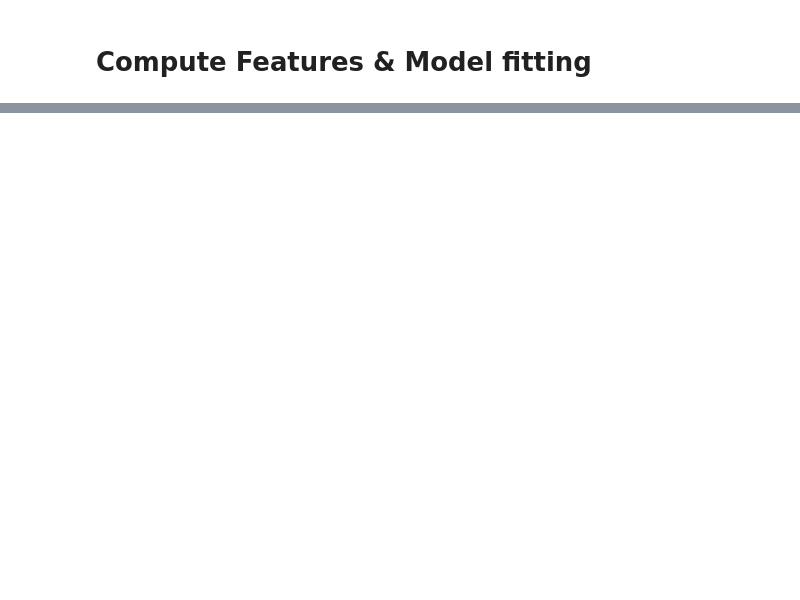
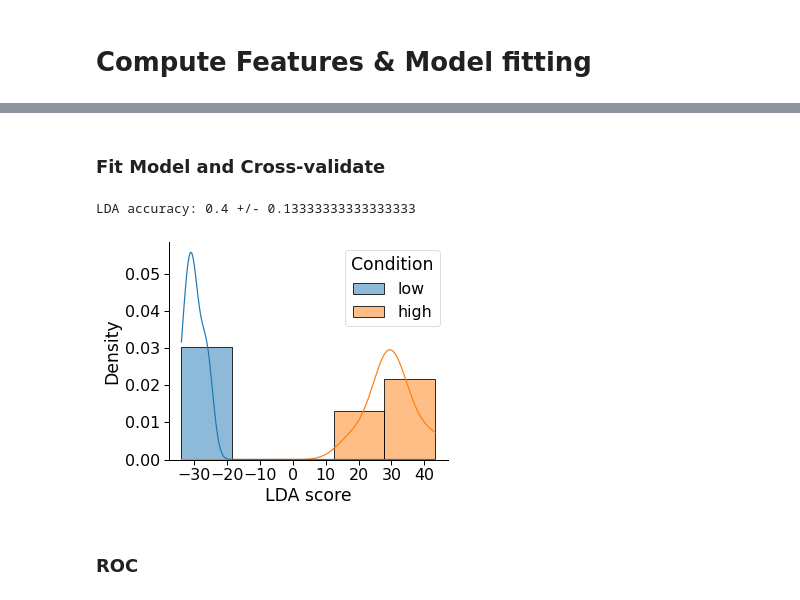
Before and after one commit to lukasgehrke/2022-CHI-neuroadaptive-haptics, a Jupyter notebook: neuro_haptics/bci/nah_train_bci.ipynb, the cells around one changed output, grey strips where cells are left out. Saved outputs shown, nothing was run; the diff lists cells and outputs as text; code cells hidden in the pictures; blank space fills up the shorter version.

```diff
--- a/neuro_haptics/bci/nah_train_bci.ipynb
+++ b/neuro_haptics/bci/nah_train_bci.ipynb
@@ -136,0 +194,61 @@ Threshold used is: 0.5111517354836219
+# %% [markdown]
+### Fit Model and Cross-validate
+# %%
+data = np.concatenate((features_low, features_high), axis = 1).T
+low_class = np.zeros((features_low.shape[1], 1))
+high_class = np.ones((features_high.shape[1], 1))
+classes = np.concatenate((low_class, high_class)).ravel()
+
+clf = LDA(solver='eigen', shrinkage='auto')
+clf.fit(data, classes)
+kfolds = KFold(n_splits=5, random_state=1, shuffle=True)
+cv_results = cross_val_score(clf, data, classes, cv=kfolds)
+acc = cv_results.mean()
+acc_std = cv_results.std()
+print("LDA accuracy: " + str(cv_results.mean()) + " +/- " + str(cv_results.std()))
+### END ###
+
+predictions_prob = clf.predict_proba(data)
+pred_classes = clf.predict(data)
+# get LDA scores
+scores = clf.decision_function(data)
+
+# save model
+filename = path+os.sep+pID+os.sep+'model.sav'
+pickle.dump(clf, open(filename, 'wb'))
+
+# create 4 boundaries from scores using percentiles for decision making
+boundaries = np.percentile(scores, [20, 40, 60, 80])
+
+# pickle boundaries
+filename = path+os.sep+pID+os.sep+'boundaries.sav'
+pickle.dump(boundaries, open(filename, 'wb'))
+# %% [output]
+LDA accuracy: 0.4 +/- 0.13333333333333333
+# %%
+# plot histogram of scores
+
+data_to_plot = pd.DataFrame(scores)
+data_to_plot['Condition'] = classes
+# rename zeros in Condition to low and ones to high
+data_to_plot['Condition'] = data_to_plot['Condition'].replace({0: 'low', 1: 'high'})
+data_to_plot = data_to_plot.melt(id_vars = 'Condition', value_name = 'score')
+
+import seaborn as sns
+
+with sns.plotting_context('paper', font_scale = 1.8):
+
+    ### Create new plot
+    fig, ax = plt.subplots(1, 1, figsize=(5,4))
+    fig.patch.set_alpha(1)
+
+    sns.despine() #bottom=True, left=True
+
+    sns.histplot(x="score", hue="Condition", data=data_to_plot, kde=True, fill=True, stat="density", legend=True)
+
+    # xlabel
+    plt.xlabel('LDA score')
+# %% [output]
+[figure, added]
+# %% [markdown]
+### ROC
```
Also changed, not shown: parts of 15 cells of this notebook, 6 other files.
